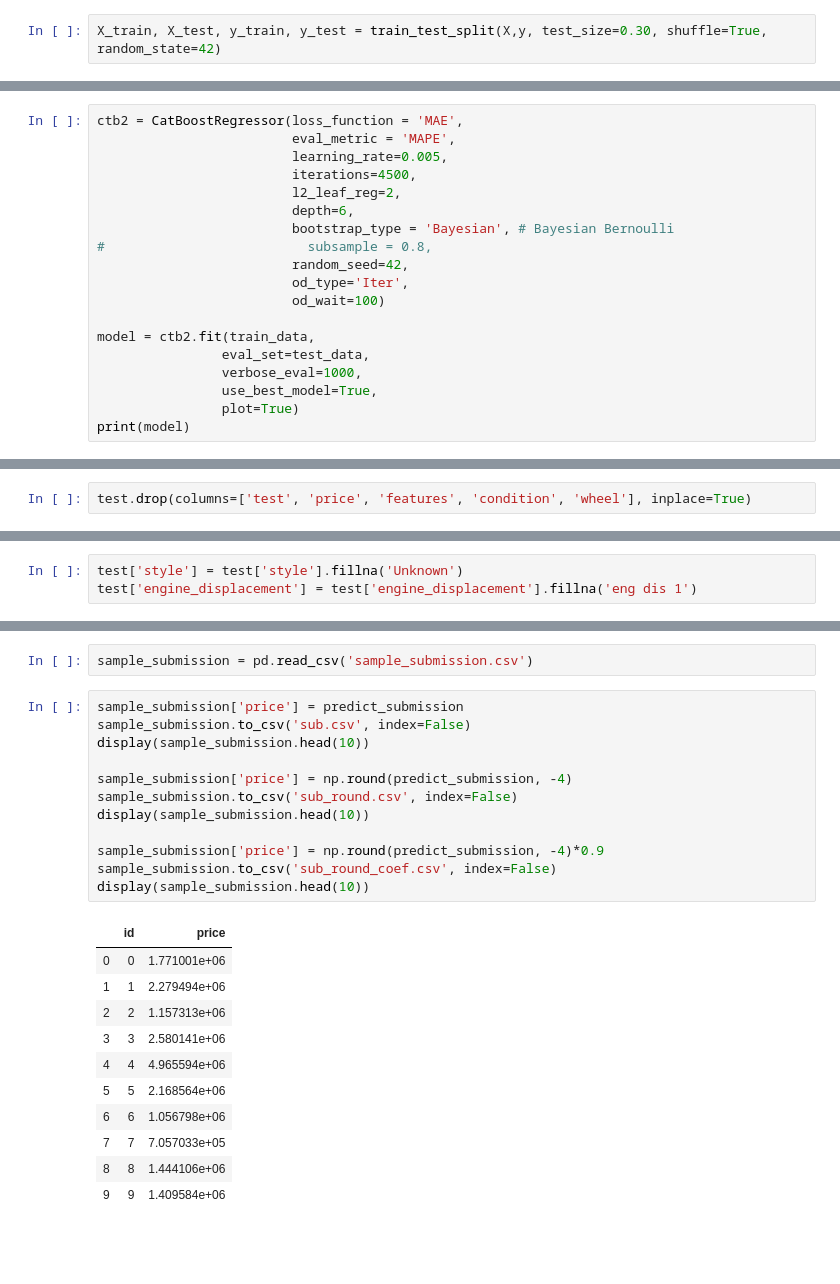
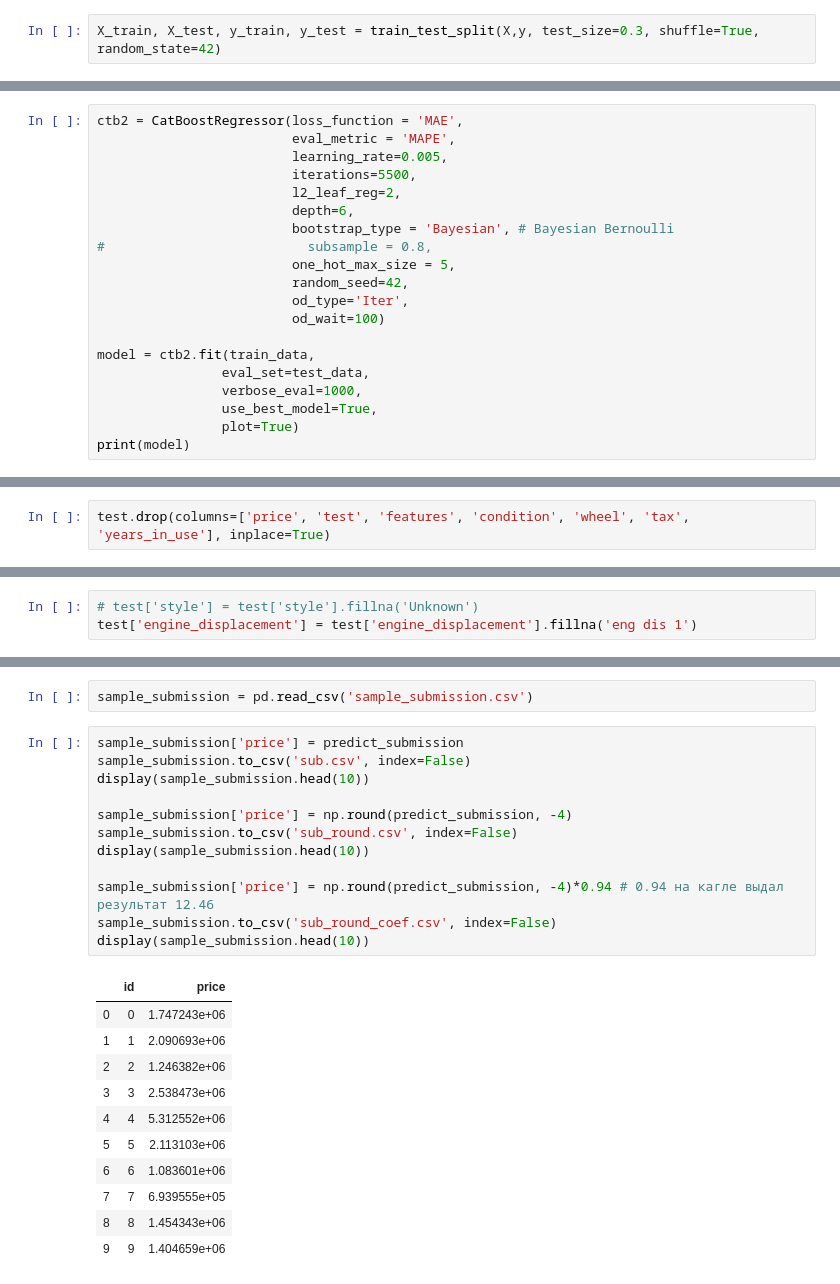
Before and after one commit to alxkzncoff/car_price_prediction, a Jupyter notebook: Modeling/catboost_model.ipynb, the cells around one changed output, grey strips where cells are left out. Cells and saved outputs as stored; diff of their text form; blank space fills up the shorter version.

```diff
--- a/Modeling/catboost_model.ipynb
+++ b/Modeling/catboost_model.ipynb
@@ -118,6 +106,6 @@ X = train.drop(columns=['price', 'test', 'features', 'condition', 'wheel'])
 y = train['price']
 # %%
-X_train, X_test, y_train, y_test = train_test_split(X,y, test_size=0.30, shuffle=True, random_state=42)
+X_train, X_test, y_train, y_test = train_test_split(X,y, test_size=0.3, shuffle=True, random_state=42)
 # %%
 # # ctb = CatBoostRegressor(iterations = 2000,
 # #                         eval_metric = 'MAPE',
@@ -230,11 +218,12 @@ cv_data = Pool(data = X,
 ctb2 = CatBoostRegressor(loss_function = 'MAE',
                          eval_metric = 'MAPE',
                          learning_rate=0.005,
-                         iterations=4500,
+                         iterations=5500,
                          l2_leaf_reg=2,
                          depth=6,
                          bootstrap_type = 'Bayesian', # Bayesian Bernoulli
 #                          subsample = 0.8,
+                         one_hot_max_size = 5,
                          random_seed=42,
                          od_type='Iter',
                          od_wait=100)
@@ -453,2 +428,2 @@ test.reset_index(drop=True)
 # %%
-test.drop(columns=['test', 'price', 'features', 'condition', 'wheel'], inplace=True)
+test.drop(columns=['price', 'test', 'features', 'condition', 'wheel', 'tax', 'years_in_use'], inplace=True)
@@ -462,5 +432,5 @@ See the caveats in the documentation: http://pandas.pydata.org/pandas-docs/stabl
 # %%
 # test[['production_date', 'engine_power', 'mileage', 'tax', 'days_in_use', 'mileage_per_day']] = MMS.transform(test[['production_date', 'engine_power', 'mileage', 'tax', 'days_in_use', 'mileage_per_day']])
 # %%
-test['style'] = test['style'].fillna('Unknown')
+# test['style'] = test['style'].fillna('Unknown')
 test['engine_displacement'] = test['engine_displacement'].fillna('eng dis 1')
@@ -510,25 +470,25 @@ sample_submission = pd.read_csv('sample_submission.csv')
 # %%
 sample_submission['price'] = predict_submission
 sample_submission.to_csv('sub.csv', index=False)
 display(sample_submission.head(10))
 
 sample_submission['price'] = np.round(predict_submission, -4)
 sample_submission.to_csv('sub_round.csv', index=False)
 display(sample_submission.head(10))
 
-sample_submission['price'] = np.round(predict_submission, -4)*0.9
+sample_submission['price'] = np.round(predict_submission, -4)*0.94 # 0.94 на кагле выдал результат 12.46
 sample_submission.to_csv('sub_round_coef.csv', index=False)
 display(sample_submission.head(10))
 # %% [output]
 |  | id | price |
-| 0 | 0 | 1.771001e+06 |
-| 1 | 1 | 2.279494e+06 |
-| 2 | 2 | 1.157313e+06 |
-| 3 | 3 | 2.580141e+06 |
-| 4 | 4 | 4.965594e+06 |
-| 5 | 5 | 2.168564e+06 |
-| 6 | 6 | 1.056798e+06 |
-| 7 | 7 | 7.057033e+05 |
-| 8 | 8 | 1.444106e+06 |
-| 9 | 9 | 1.409584e+06 |
+| 0 | 0 | 1.747243e+06 |
+| 1 | 1 | 2.090693e+06 |
+| 2 | 2 | 1.246382e+06 |
+| 3 | 3 | 2.538473e+06 |
+| 4 | 4 | 5.312552e+06 |
+| 5 | 5 | 2.113103e+06 |
+| 6 | 6 | 1.083601e+06 |
+| 7 | 7 | 6.939555e+05 |
+| 8 | 8 | 1.454343e+06 |
+| 9 | 9 | 1.404659e+06 |
 |  | id | price |
```
Also changed, not shown: parts of 17 cells of this notebook.
